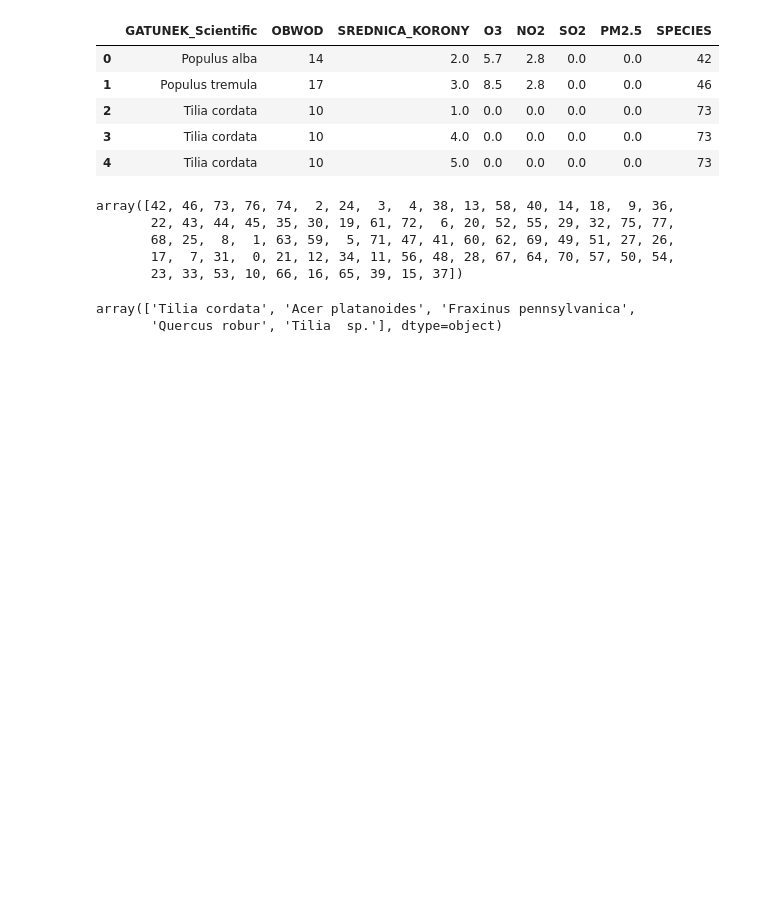
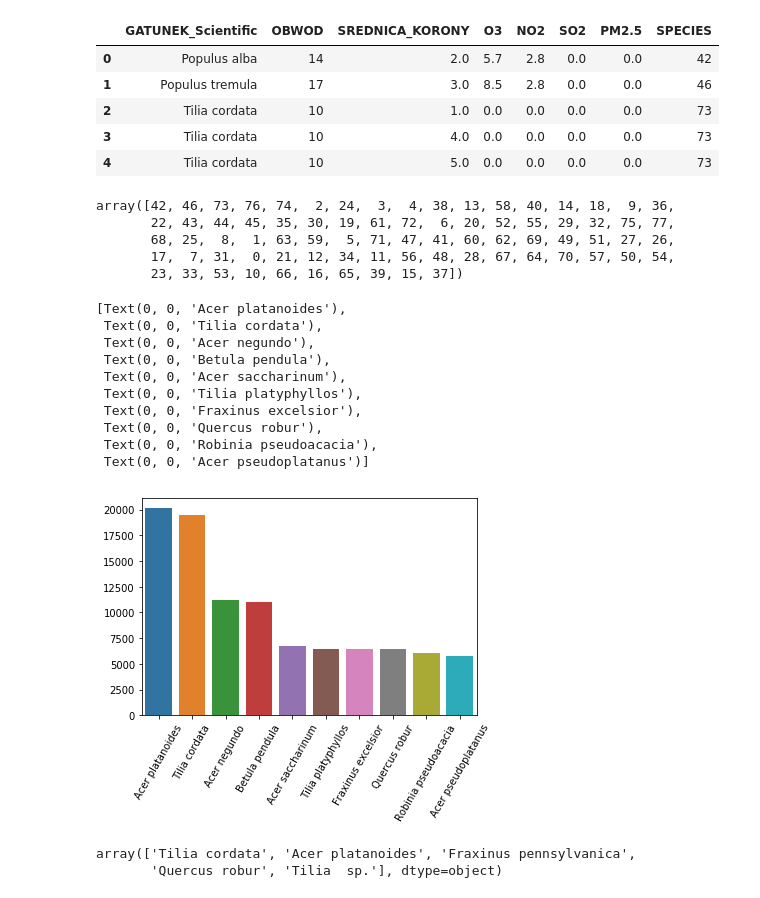
Before and after one commit to kodujdlapolski/tree-research, a Jupyter notebook: Tree cleaning & research.ipynb, the cells around one changed output. Cells and saved outputs as stored; diff of their text form; code cells hidden in the pictures; blank space fills up the shorter version.

```diff
--- a/Tree cleaning & research.ipynb
+++ b/Tree cleaning & research.ipynb
@@ -259,6 +250,25 @@ array([42, 46, 73, 76, 74,  2, 24,  3,  4, 38, 13, 58, 40, 14, 18,  9, 36,
 top = trees.SPECIES.value_counts()
 top.sort_values(ascending=False, inplace=True)
 tops = list(top[:5].index)
+# %%
+lim = 10
+y = data['Nazwa łacińska'].value_counts().values[:lim]
+x = data['Nazwa łacińska'].value_counts().index[:lim]
+# %%
+ax = sns.barplot(x=x, y=y)
+ax.set_xticklabels(ax.get_xticklabels(),rotation=60)
+# %% [output]
+[Text(0, 0, 'Acer platanoides'),
+ Text(0, 0, 'Tilia cordata'),
+ Text(0, 0, 'Acer negundo'),
+ Text(0, 0, 'Betula pendula'),
+ Text(0, 0, 'Acer saccharinum'),
+ Text(0, 0, 'Tilia platyphyllos'),
+ Text(0, 0, 'Fraxinus excelsior'),
+ Text(0, 0, 'Quercus robur'),
+ Text(0, 0, 'Robinia pseudoacacia'),
+ Text(0, 0, 'Acer pseudoplatanus')]
+[figure, added]
 # %%
 le.inverse_transform(tops)
 # %% [output]
```
Also changed, not shown: parts of 39 cells of this notebook, 2 other files.
